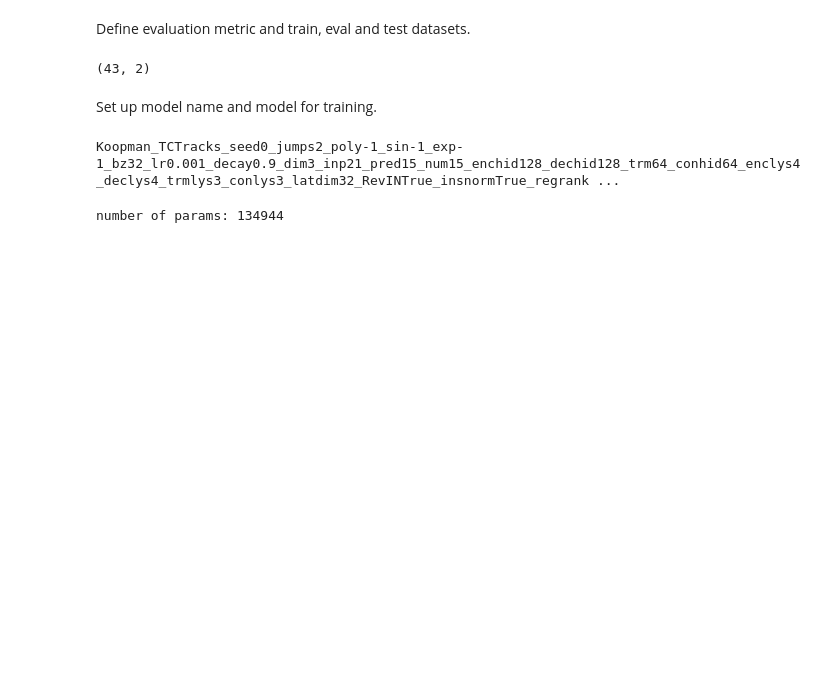
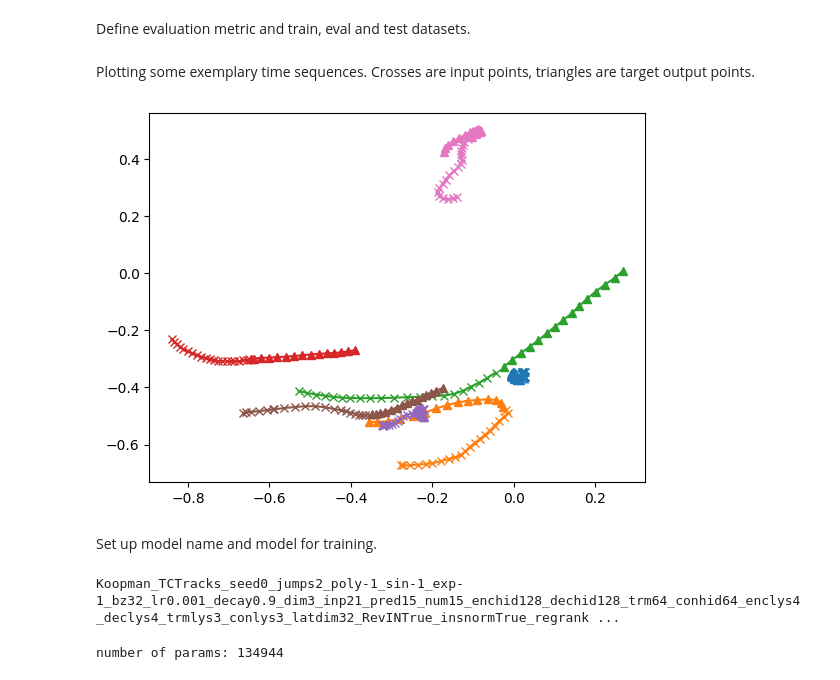
Before and after one commit to ejbrun/koopman_learning_tropical_cyclone, a Jupyter notebook: examples/knf_for_TC_first_example.ipynb, the cells around one changed output. Saved outputs shown, nothing was run; the diff lists cells and outputs as text; code cells hidden in the pictures; blank space fills up the shorter version.

```diff
--- a/examples/knf_for_TC_first_example.ipynb
+++ b/examples/knf_for_TC_first_example.ipynb
@@ -155,7 +167,5 @@ test_set = TCTrackDataset(
     scaler=scaler,
     fit=False,
 )
-# %%
-train_set.data[6].shape
-# %% [output]
-(43, 2)
+# %% [markdown]
+Plotting some exemplary time sequences. Crosses are input points, triangles are target output points.
@@ -162,3 +174,9 @@ train_set.data[6].shape
+# %%
+fig, ax = plt.subplots()
+for i, idx in enumerate(np.random.randint(0, len(train_set), 7)):
+    plot_TCTrackDataset_item_2D(train_set, idx, ax, color=f"C{i}")
+# %% [output]
+[figure, added]
 # %%
 train_loader = data.DataLoader(
     train_set, batch_size=batch_size, shuffle=True, num_workers=1
```
Also changed, not shown: parts of 14 cells of this notebook, 1 other file.
